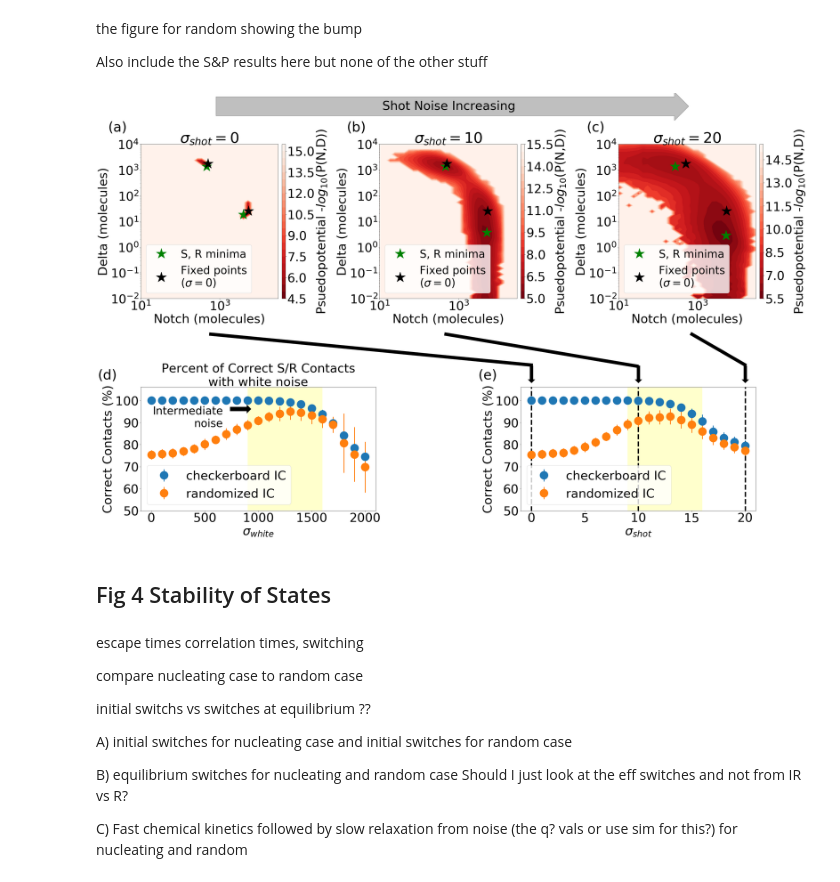
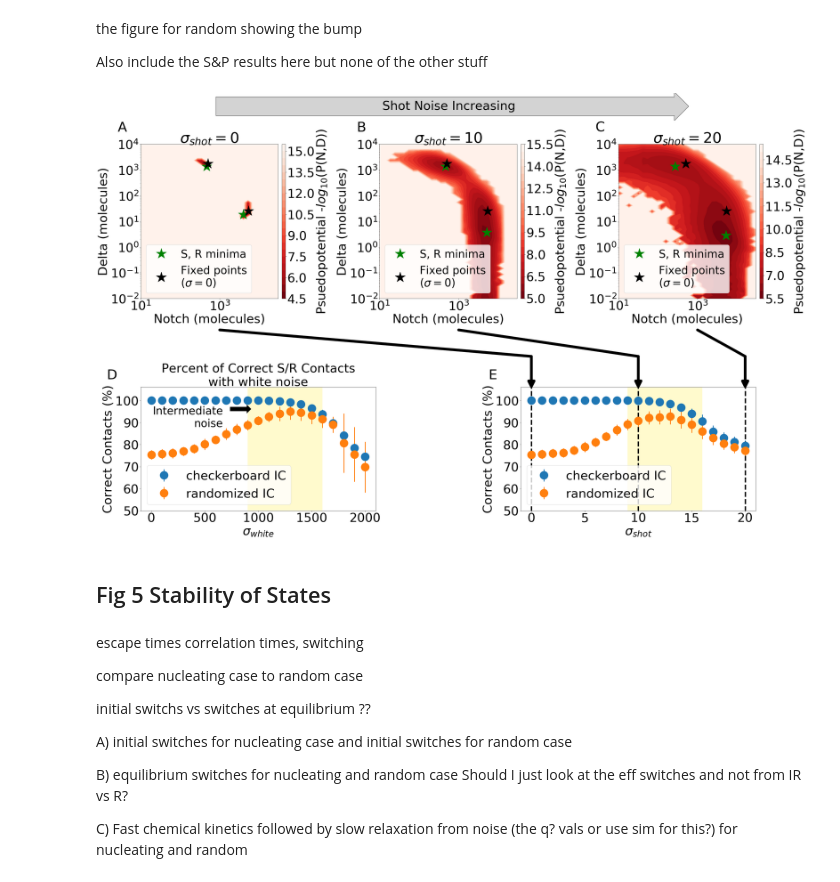
Before and after one commit to madgal/Stochastic-Notch-Patterns, a Jupyter notebook: FiguresForMain.ipynb, the cells around one changed output. Saved outputs shown, nothing was run; the diff lists cells and outputs as text; code cells hidden in the pictures.

```diff
--- a/FiguresForMain.ipynb
+++ b/FiguresForMain.ipynb
@@ -265,7 +387,7 @@ def get_pseudo_A():
     return [N,D,U,xlim,ylim,xmin,ymin]
 # %%
 def get_pseudo_B():
-    df = pd.read_csv("main_data/fig3b.txt",header=0)
+    df = pd.read_csv("data/fig3b.txt",header=0)
     xlim=df['xlim'].values[:2]
     ylim=df['ylim'].values[:2]
     xmin=df['xminima'].values[:2]
@@ -278,7 +400,7 @@ def get_pseudo_B():
     return [N,D,U,xlim,ylim,xmin,ymin]
 # %%
 def get_pseudo_C():
-    df = pd.read_csv("main_data/fig3c.txt",header=0)
+    df = pd.read_csv("data/fig3c.txt",header=0)
     xlim=df['xlim'].values[:2]
     ylim=df['ylim'].values[:2]
     xmin=df['xminima'].values[:2]
@@ -292,7 +414,7 @@ def get_pseudo_C():
 # %%
 def getContactsSP():
 
-    df = pd.read_csv("main_data/fig3d.txt")
+    df = pd.read_csv("data/fig3d.txt")
     return df['xwhite'].values*10.,df['ywhite'].values,df['yewhite'].values,df['xshot'].values,df['yshot'].values,df['yeshot'].values
 # %%
 def getSimSP():
@@ -302,7 +424,7 @@ def getSimSP():
 # %%
 def getContacts_rand():
 
-    df = pd.read_csv("main_data/fig3e.txt")
+    df = pd.read_csv("data/fig3e.txt")
     return df['xwhite'].values*10.,df['ywhite'].values,df['yewhite'].values,df['xshot'].values,df['yshot'].values,df['yeshot'].values
 # %%
 def getSim_rand():
@@ -410,66 +532,69 @@ ax2b.legend(loc='lower left')
 ax2a.set_title("Percent of Correct S/R Contacts\nwith white noise",fontsize=fs)
 #ax2b.set_title("Percent of Correct S/R Contacts\n with shot noise",fontsize=fs)
 
 
 ax2a.set_xlim(-100,2100)
 ax2b.set_xlim(-1,21)
 ax2a.set_ylim(50,106)
 ax2b.set_ylim(50,106)
 
 ax2a.set_yticks([50,60,70,80,90,100])
 ax2b.set_yticks([50,60,70,80,90,100])
 
 ax2a.set_xticks([0.,500,1000,1500,2000])
 ax2b.set_xticks([0.,5,10,15,20])
 ###
 loc='upper left',
-ax0a.text(-0.1, 1.15, '(a)',transform=ax0a.transAxes,verticalalignment='top', horizontalalignment='right',color='black', fontsize=fs+5)
+ax0a.text(-0.1, 1.15, 'A',transform=ax0a.transAxes,verticalalignment='top', horizontalalignment='right',color='black', fontsize=fs+5)
 t=ax0a.text(1000, 500000.25, "                                          Shot Noise Increasing                                          ",
-            size=fs,verticalalignment='top', bbox=dict(boxstyle="rarrow", fc="gray", ec="k", lw=1,alpha=0.5),rotation=0)
+            size=fs,verticalalignment='top', bbox=dict(boxstyle="rarrow", fc="lightgray", ec="k", lw=1),rotation=0)
 
-st = " "
-for i in range(474):
-    st+="    "
-t=ax2b.text(-30, 130, st, size=2, rotation = 174.5,
-            bbox=dict(boxstyle="square", fc="black", ec="k", lw=10,alpha=1,mutation_scale=100))
-st = " "
-for i in range(285):
-    st+="    "
-t=ax2b.text(-8, 130, st, size=2, rotation = 170.5,
-            bbox=dict(boxstyle="square", fc="black", ec="k", lw=10,alpha=1,mutation_scale=100))
-st = " "
-for i in range(90):
-    st+="    "
-t=ax2b.text(15, 130, st, size=2, rotation = 150,
-            bbox=dict(boxstyle="square", fc="black", ec="k", lw=10,alpha=1,mutation_scale=100))
+transFigure = fig.transFigure.inverted()
+coord1 = transFigure.transform(ax0a.transData.transform([1000,0.0006]))
+coord2 = transFigure.transform(ax2b.transData.transform([0,120]))
+coord3 = transFigure.transform(ax2b.transData.transform([0,105]))
+arrow = FancyArrowPatch(coord1,coord2,shrinkA=0,shrinkB=0,transform=fig.transFigure,color="black",arrowstyle="-", mutation_scale=30, linewidth=10)
+fig.patches.append(arrow)
+arrow = FancyArrowPatch(coord2,coord3,shrinkA=0,shrinkB=0,transform=fig.transFigure,color="black",arrowstyle="-|>", mutation_scale=50, linewidth=10)
+fig.patches.append(arrow)
 
-st2 = " "
-for i in range(20):
-    st2+="    "
-t=ax2b.text(0, 115, st2, size=2, rotation = 90,bbox=dict(boxstyle="larrow", fc="black", ec="k", lw=10))
-t=ax2b.text(10, 115, st2, size=2, rotation = 90,bbox=dict(boxstyle="larrow", fc="black", ec="k", lw=10))
-t=ax2b.text(20, 115, st2, size=2, rotation = 90,bbox=dict(boxstyle="larrow", fc="black", ec="k", lw=10))
+coord1 = transFigure.transform(ax0b.transData.transform([1000,0.0006]))
+coord2 = transFigure.transform(ax2b.transData.transform([10,120]))
+coord3 = transFigure.transform(ax2b.transData.transform([10,105]))
+arrow = FancyArrowPatch(coord1,coord2,shrinkA=0,shrinkB=0,transform=fig.transFigure,color="black",arrowstyle="-", mutation_scale=30, linewidth=10)
+fig.patches.append(arrow)
+arrow = FancyArrowPatch(coord2,coord3,shrinkA=0,shrinkB=0,transform=fig.transFigure,color="black",arrowstyle="-|>", mutation_scale=50, linewidth=10)
+fig.patches.append(arrow)
+
+coord1 = transFigure.transform(ax0c.transData.transform([1000,0.0006]))
+coord2 = transFigure.transform(ax2b.transData.transform([20,120]))
+coord3 = transFigure.transform(ax2b.transData.transform([20,105]))
+arrow = FancyArrowPatch(coord1,coord2,shrinkA=0,shrinkB=0,transform=fig.transFigure,color="black",arrowstyle="-", mutation_scale=30, linewidth=10)
+fig.patches.append(arrow)
+arrow = FancyArrowPatch(coord2,coord3,shrinkA=0,shrinkB=0,transform=fig.transFigure,color="black",arrowstyle="-|>", mutation_scale=50, linewidth=10)
+fig.patches.append(arrow)
 
 
-ax2a.fill_between([900,1600],[106],facecolor='yellow',alpha=0.2)
-ax2b.fill_between([9,16],[106],facecolor='yellow',alpha=0.2)
+
+ax2a.fill_between([900,1600],[106],facecolor='lemonchiffon')
+ax2b.fill_between([9,16],[106],facecolor='lemonchiffon')
 st = "  "
 for i in range(10):
     st+="      "
 ax2a.text(750,96, st, size=3, rotation = 0,bbox=dict(boxstyle="rarrow", fc="black", ec="k", lw=10))
 ax2a.text(0.35, 0.85, "Intermediate\nnoise",transform=ax2a.transAxes,verticalalignment='top', horizontalalignment='right',color='black', fontsize=40)
 
 ax0b.text(-0.1, 1.32, ' ',transform=ax0b.transAxes,verticalalignment='top', horizontalalignment='right',color='black', fontsize=fs+5)
 
-ax0b.text(-0.1, 1.15, '(b)',transform=ax0b.transAxes,verticalalignment='top', horizontalalignment='right',color='black', fontsize=fs+5)
-ax0c.text(-0.1, 1.15, '(c)',transform=ax0c.transAxes,verticalalignment='top', horizontalalignment='right',color='black', fontsize=fs+5)
-ax2a.text(-0.1, 1.15, '(d)',transform=ax2a.transAxes,verticalalignment='top', horizontalalignment='right',color='black', fontsize=fs+5)
-ax2b.text(-0.1, 1.15, '(e)',transform=ax2b.transAxes,verticalalignment='top', horizontalalignment='right',color='black', fontsize=fs+5)
-fig.savefig("Figure4.png",bbox_inches='tight',dpi=300)
+ax0b.text(-0.1, 1.15, 'B',transform=ax0b.transAxes,verticalalignment='top', horizontalalignment='right',color='black', fontsize=fs+5)
+ax0c.text(-0.1, 1.15, 'C',transform=ax0c.transAxes,verticalalignment='top', horizontalalignment='right',color='black', fontsize=fs+5)
+ax2a.text(-0.1, 1.15, 'D',transform=ax2a.transAxes,verticalalignment='top', horizontalalignment='right',color='black', fontsize=fs+5)
+ax2b.text(-0.1, 1.15, 'E',transform=ax2b.transAxes,verticalalignment='top', horizontalalignment='right',color='black', fontsize=fs+5)
+fig.savefig("Figure4.eps",bbox_inches='tight',format='eps',dpi=300)
 # %% [output]
-[figure, old version]
+[figure, new version]
 # %% [markdown]
-## Fig 4 Stability of States
+## Fig 5 Stability of States
 # %% [markdown]
 escape times correlation times, switching
 
```
Also changed, not shown: parts of 28 cells of this notebook, 1 other file.
